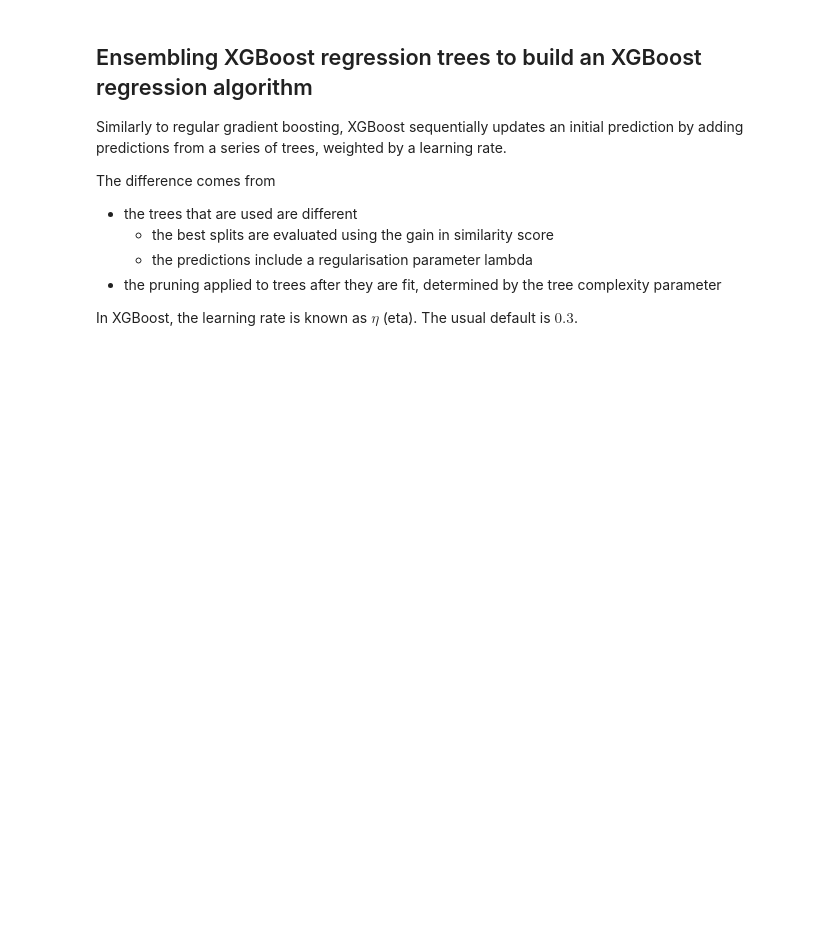
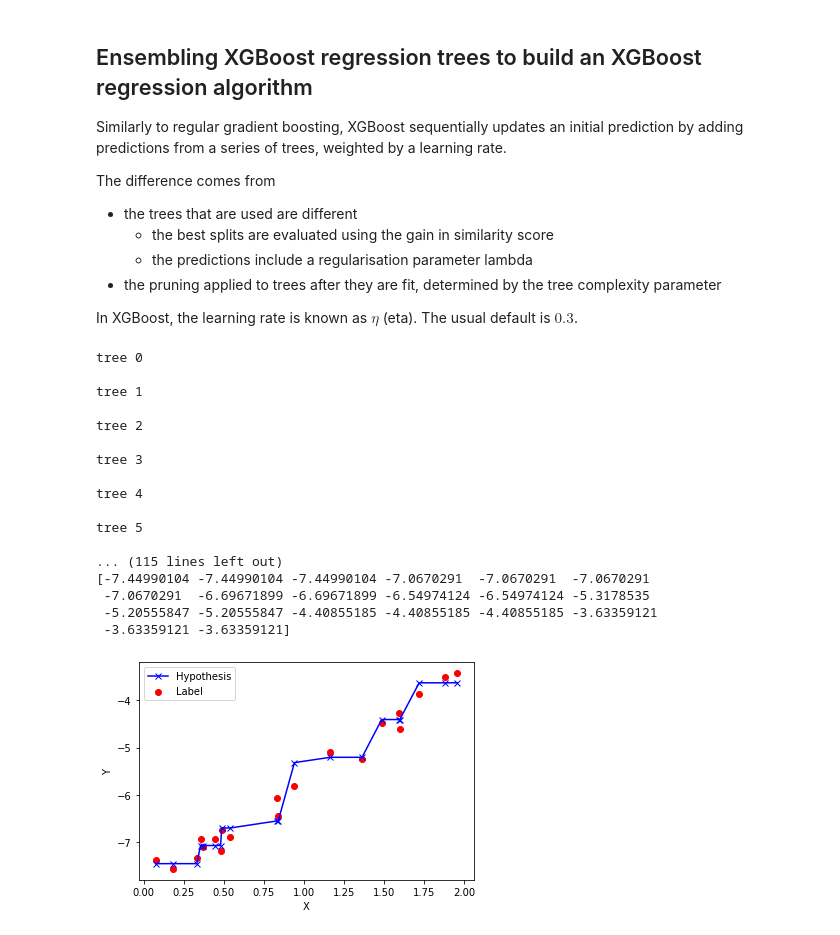
Before and after one commit to TataAndBigData/Practical-ML-DS, a Jupyter notebook: Chapter 1. Machine Learning Foundations/18. XGBoost.ipynb, the cells around one changed output. Drawn from its saved outputs; the diff is of its cells as text; code cells hidden in the pictures; blank space fills up the shorter version.

```diff
--- a/Chapter 1. Machine Learning Foundations/18. XGBoost.ipynb
+++ b/Chapter 1. Machine Learning Foundations/18. XGBoost.ipynb
@@ -308,10 +291,11 @@ The difference comes from
 In XGBoost, the learning rate is known as $\eta$ (eta). The usual default is $0.3$.
 # %%
 class XGBoost:
-    def __init__(self, n_trees=10, learning_rate=0.1, tree_depth=1):
+    def __init__(self, n_trees=10, learning_rate=0.1, tree_depth=1, gamma=100):
         self.n_trees = n_trees
         self.learning_rate = learning_rate
         self.tree_depth = tree_depth
+        self.gamma = gamma
 
     def predict(self, X):
         # prediction = np.zeros(len(X))
@@ -320,36 +304,55 @@ class XGBoost:
                 prediction = tree.predict(X)
             else:
                 # print(tree.predict(X))
                 # scd
                 prediction += self.learning_rate * tree.predict(X)
             print(prediction)
         print()
         return prediction
 
     def fit(self, X, Y):
         self.trees = []
         target = Y
         for tree_idx in range(self.n_trees):
             print(f'tree {tree_idx}')
-            tree = XGBoostTree(max_depth=self.tree_depth)
+            tree = XGBoostTree(max_depth=self.tree_depth, gamma=self.gamma)
             # print('x:', X)
             # print(X.shape)
             tree.fit(X, target)
             # print('target:', target)
             # print(target.shape)
             self.trees.append(tree)
             prediction = tree.predict(X).reshape(-1, 1)
             # print('prediction:', prediction)
             # print(prediction.shape)
             target = target - prediction
             # print('residual:', target)
             print()
 
-xgboost = XGBoost(n_trees=20, learning_rate=1, tree_depth=1)
+xgboost = XGBoost(n_trees=20, learning_rate=1, tree_depth=1, gamma=0.5)
 xgboost.fit(X, Y)
 predictions = xgboost.predict(X)
 print(predictions)
-visualise_regression_predictions(X, predictions, Y)
+visualise_regression_data(X, Y, predictions)
+# %% [output]
+tree 0
+
+tree 1
+
+tree 2
+
+tree 3
+
+tree 4
+
+tree 5
+
+... (115 lines left out)
+[-7.44990104 -7.44990104 -7.44990104 -7.0670291  -7.0670291  -7.0670291
+ -7.0670291  -6.69671899 -6.69671899 -6.54974124 -6.54974124 -5.3178535
+ -5.20555847 -5.20555847 -4.40855185 -4.40855185 -4.40855185 -3.63359121
+ -3.63359121 -3.63359121]
+[figure, added]
 # %% [markdown]
 # XGBoost for classification
 
```
Also changed, not shown: parts of 6 cells of this notebook, 3 other files.
